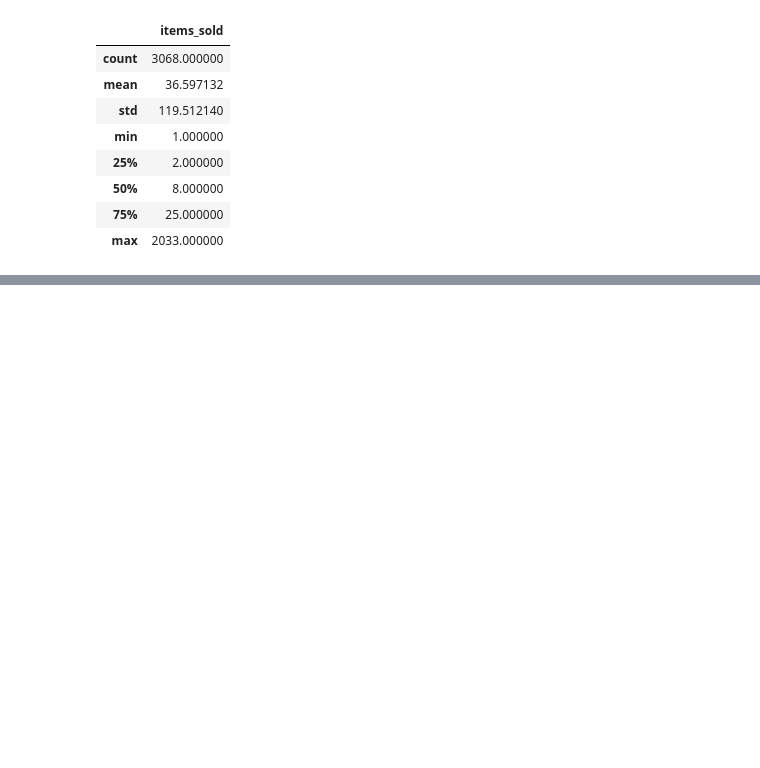
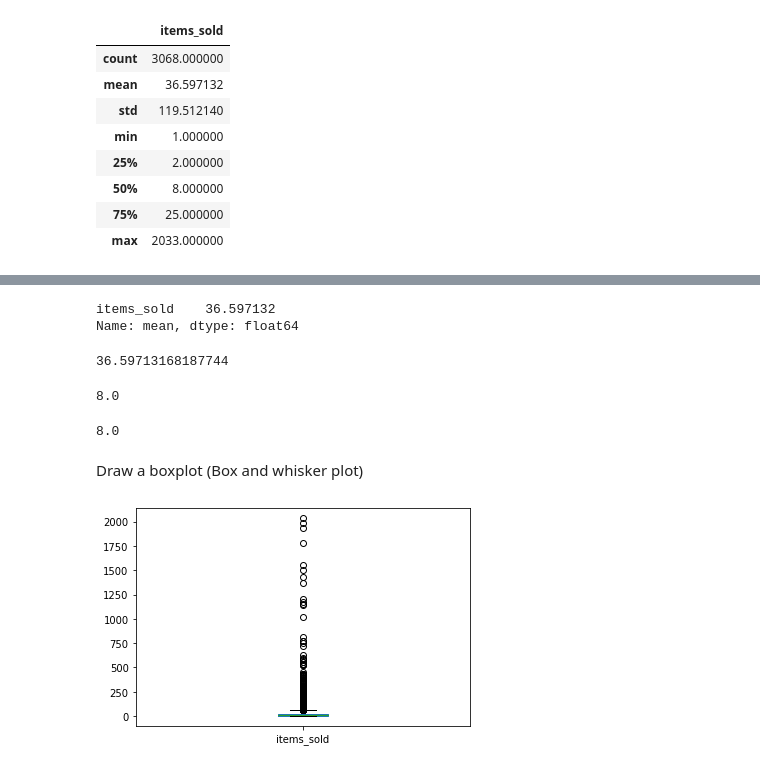
Before and after one commit to mavidvd/data-ber-03-20, a Jupyter notebook: Notes/module_2/week_4/1_eda-descriptive_statistics.ipynb, the cells around one changed output, grey strips where cells are left out. Cells and saved outputs as stored; diff of their text form; code cells hidden in the pictures; blank space fills up the shorter version.

```diff
--- a/Notes/module_2/week_4/1_eda-descriptive_statistics.ipynb
+++ b/Notes/module_2/week_4/1_eda-descriptive_statistics.ipynb
@@ -65,0 +77,23 @@ seller_qty.describe()
+# %%
+seller_qty.describe().loc["mean"]
+# %% [output]
+items_sold    36.597132
+Name: mean, dtype: float64
+# %%
+seller_qty["items_sold"].mean()
+# %% [output]
+36.59713168187744
+# %%
+np.percentile(seller_qty["items_sold"], 50)
+# %% [output]
+8.0
+# %%
+np.quantile(seller_qty["items_sold"], .5)
+# %% [output]
+8.0
+# %% [markdown]
+Draw a boxplot (Box and whisker plot)
+# %%
+seller_qty["items_sold"].plot(kind="box");
+# %% [output]
+[figure, added]
```
Also changed, not shown: parts of 25 cells of this notebook, 1 other file.
